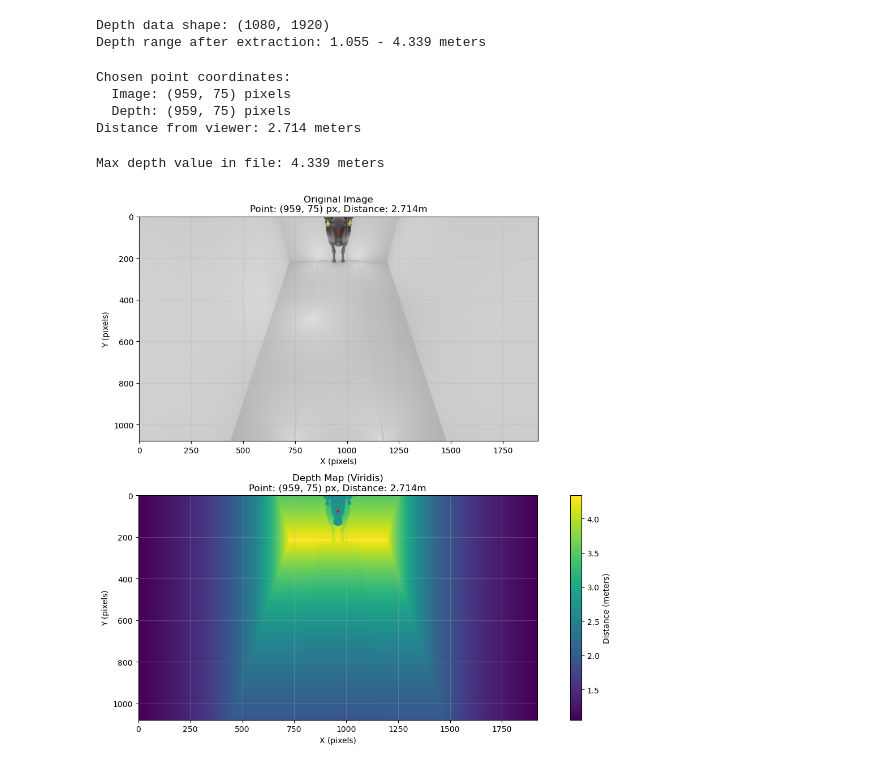
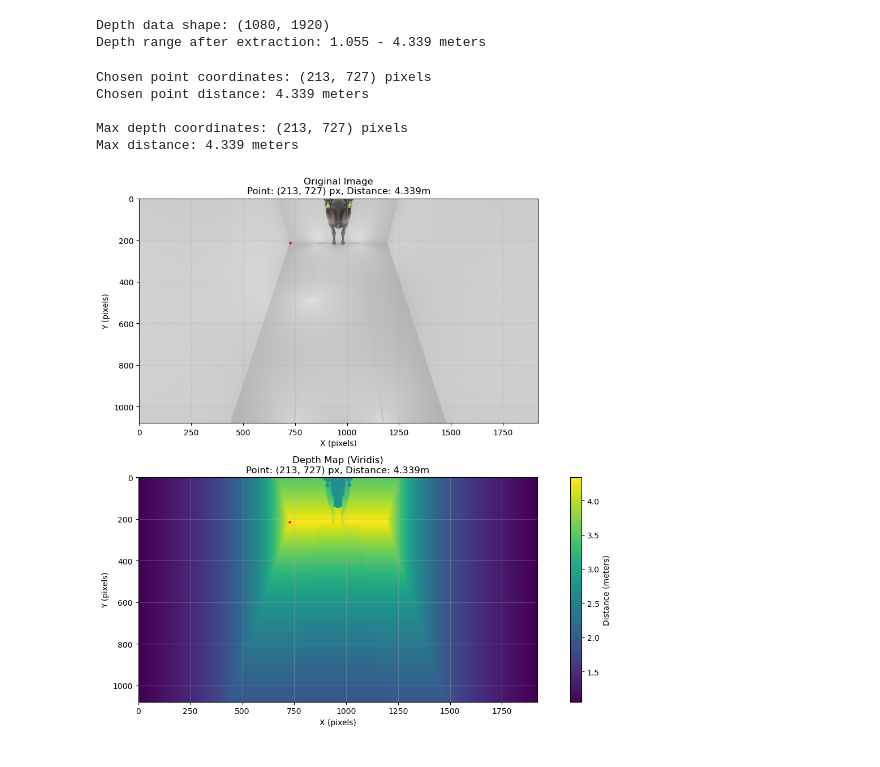
Before and after one commit to tony-pitchblack/bonting-identification, a Jupyter notebook: blender_depth_demo.ipynb, the cells around one changed output. Saved outputs shown, nothing was run; the diff lists cells and outputs as text; code cells hidden in the pictures.

Commit message:
add example for calculating OX projected distance

```diff
--- a/blender_depth_demo.ipynb
+++ b/blender_depth_demo.ipynb
@@ -66,64 +66,64 @@ print(f"Depth range after extraction: {depth_data.min():.3f} - {depth_data.max()
 # %% [output]
 Depth data shape: (1080, 1920)
 Depth range after extraction: 1.055 - 4.339 meters
-# %%
-# # Convert normalized coordinates to pixel coordinates
-# img_width, img_height = img.size
-# x_pixel = int(x_delta * img_width)
-# y_pixel = int(y_delta * img_height)
-
-# # For depth map coordinates (in case dimensions differ)
-# x_depth_pixel = int(x_delta * depth_width)
-# y_depth_pixel = int(y_delta * depth_height)
-
-# Chosen point manual values
-x_pixel = x_depth_pixel = 959
-y_pixel = y_depth_pixel = 75
-
-# Get distance at chosen point using extracted depth data
-distance_meters = depth_data[y_depth_pixel, x_depth_pixel]
-
-print(f"Chosen point coordinates:")
-print(f"  Image: ({x_pixel}, {y_pixel}) pixels")
-print(f"  Depth: ({x_depth_pixel}, {y_depth_pixel}) pixels")
-print(f"Distance from viewer: {distance_meters:.3f} meters")
-# %% [output]
-Chosen point coordinates:
-  Image: (959, 75) pixels
-  Depth: (959, 75) pixels
-Distance from viewer: 2.714 meters
-# %%
-print(f"Max depth value in file: {depth_data.max():.3f} meters")
-# %% [output]
-Max depth value in file: 4.339 meters
+# %%
+# Choose points w.r.t. front upper camera
+
+# Farthest left corner of the room
+chosen_px_x = 727
+chosen_px_y = 213
+
+# # Middle of the farthest edge of the room
+# chosen_px_x = int(1920/2)
+# chosen_px_y = 213
+# %%
+# # Convert normalized coordinates to pixel coordinates
+
+# Get distance at chosen point using extracted depth data
+distance_meters = depth_data[chosen_px_y, chosen_px_x]
+print(f"Chosen point coordinates: ({chosen_px_y}, {chosen_px_x}) pixels")
+print(f"Chosen point distance: {distance_meters:.3f} meters")
+print()
+
+max_depth_coords = np.unravel_index(np.argmax(depth_data), depth_data.shape)
+max_distance_meters = depth_data[max_depth_coords]
+
+print(f"Max depth coordinates: ({max_depth_coords[0]}, {max_depth_coords[1]}) pixels")
+print(f"Max distance: {max_distance_meters:.3f} meters")
+# %% [output]
+Chosen point coordinates: (213, 727) pixels
+Chosen point distance: 4.339 meters
+
+Max depth coordinates: (213, 727) pixels
+Max distance: 4.339 meters
 # %%
 # Create visualization
 DOT_SIZE = 5
 
 fig, (ax1, ax2) = plt.subplots(2, 1, figsize=(12, 10))
 
 # Top plot: Original image
 ax1.imshow(img_array)
-ax1.scatter(x_pixel, y_pixel, c='red', s=DOT_SIZE, marker='o')
-ax1.set_title(f'Original Image\nPoint: ({x_pixel}, {y_pixel}) px, Distance: {distance_meters:.3f}m')
+ax1.scatter(chosen_px_x, chosen_px_y, c='red', s=DOT_SIZE, marker='o')
+ax1.set_title(f'Original Image\nPoint: ({chosen_px_y}, {chosen_px_x}) px, Distance: {distance_meters:.3f}m')
 ax1.set_xlabel('X (pixels)')
 ax1.set_ylabel('Y (pixels)')
 ax1.grid(True, alpha=0.3)
 
 # Bottom plot: Depth map
 depth_plot = ax2.imshow(depth_data, cmap='viridis')
-ax2.scatter(x_depth_pixel, y_depth_pixel, c='red', s=DOT_SIZE, marker='o')
-ax2.set_title(f'Depth Map (Viridis)\nPoint: ({x_depth_pixel}, {y_depth_pixel}) px, Distance: {distance_meters:.3f}m')
+ax2.scatter(chosen_px_x, chosen_px_y, c='red', s=DOT_SIZE, marker='o')
+ax2.set_title(f'Depth Map (Viridis)\nPoint: ({chosen_px_y}, {chosen_px_x}) px, Distance: {distance_meters:.3f}m')
 ax2.set_xlabel('X (pixels)')
 ax2.set_ylabel('Y (pixels)')
 
 # Add colorbar for depth map
 cbar = plt.colorbar(depth_plot, ax=ax2)
 cbar.set_label('Distance (meters)')
 
 ax2.grid(True, alpha=0.3)
 
 plt.tight_layout()
 plt.show()
 # %% [output]
-[figure, old version]
+[figure, new version]
```
Also changed, not shown: parts of 9 cells of this notebook.
